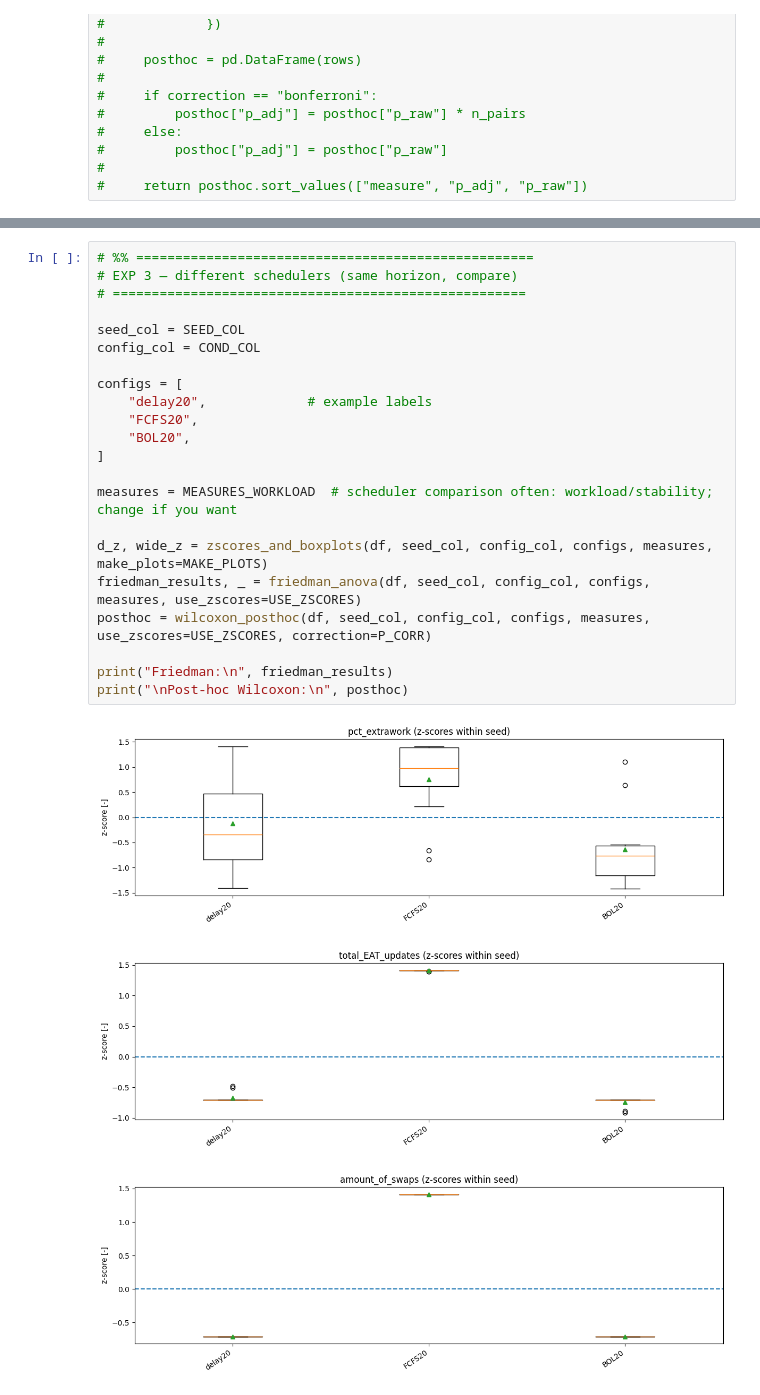
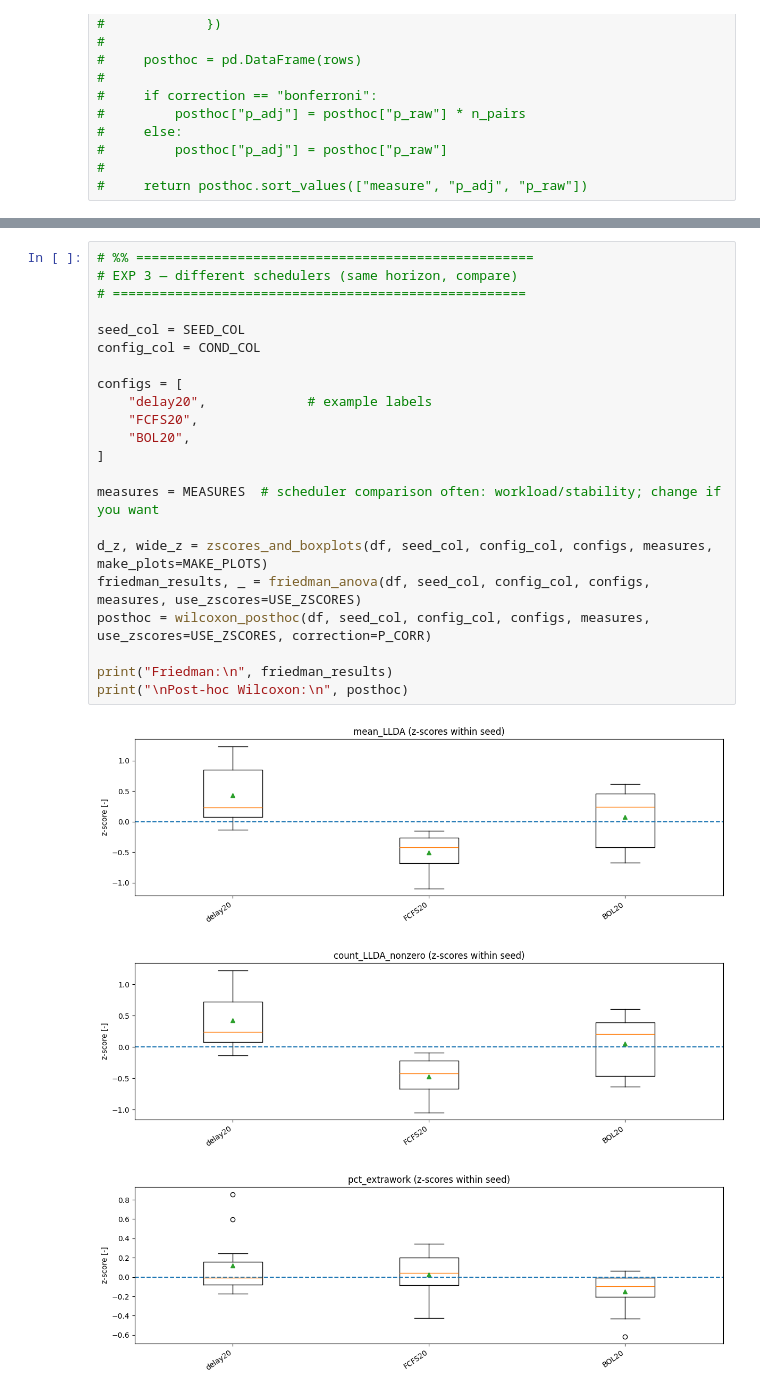
Before and after one commit to Jornvanbeek/bluesky, a Jupyter notebook: plugins/statistics_two.ipynb, the cells around one changed output, grey strips where cells are left out. Saved outputs shown, nothing was run; the diff lists cells and outputs as text.

```diff
--- a/plugins/statistics_two.ipynb
+++ b/plugins/statistics_two.ipynb
@@ -574,26 +578,26 @@ Post-hoc Wilcoxon:
 # %%
 # %% ===================================================
 # EXP 3 — different schedulers (same horizon, compare)
 # =====================================================
 
 seed_col = SEED_COL
 config_col = COND_COL
 
 configs = [
     "delay20",             # example labels
     "FCFS20",
     "BOL20",
 ]
 
-measures = MEASURES_WORKLOAD  # scheduler comparison often: workload/stability; change if you want
+measures = MEASURES  # scheduler comparison often: workload/stability; change if you want
 
 d_z, wide_z = zscores_and_boxplots(df, seed_col, config_col, configs, measures, make_plots=MAKE_PLOTS)
 friedman_results, _ = friedman_anova(df, seed_col, config_col, configs, measures, use_zscores=USE_ZSCORES)
 posthoc = wilcoxon_posthoc(df, seed_col, config_col, configs, measures, use_zscores=USE_ZSCORES, correction=P_CORR)
 
 print("Friedman:\n", friedman_results)
 print("\nPost-hoc Wilcoxon:\n", posthoc)
 # %% [output]
-[figure, old version]
+[figure, new version]
-[figure, old version]
+[figure, new version]
-[figure, old version]
+[figure, new version]
```
Also changed, not shown: parts of 12 cells of this notebook, 2 other files.
